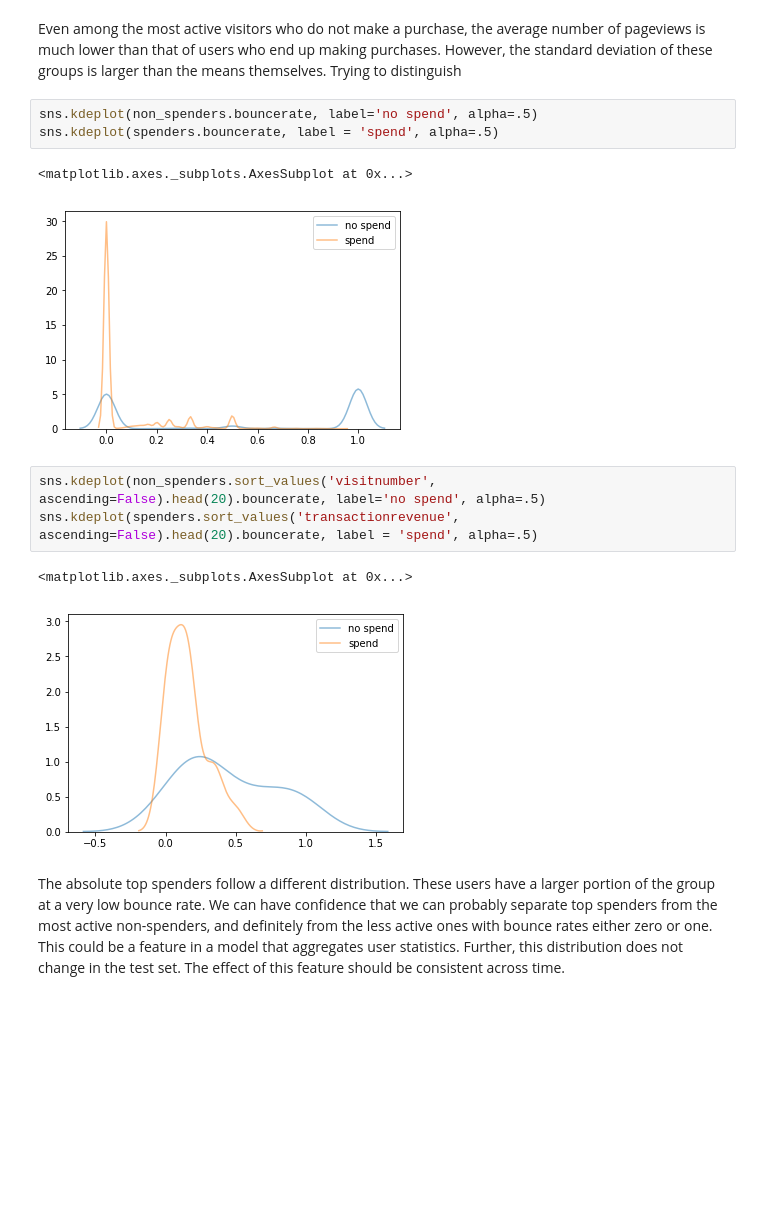
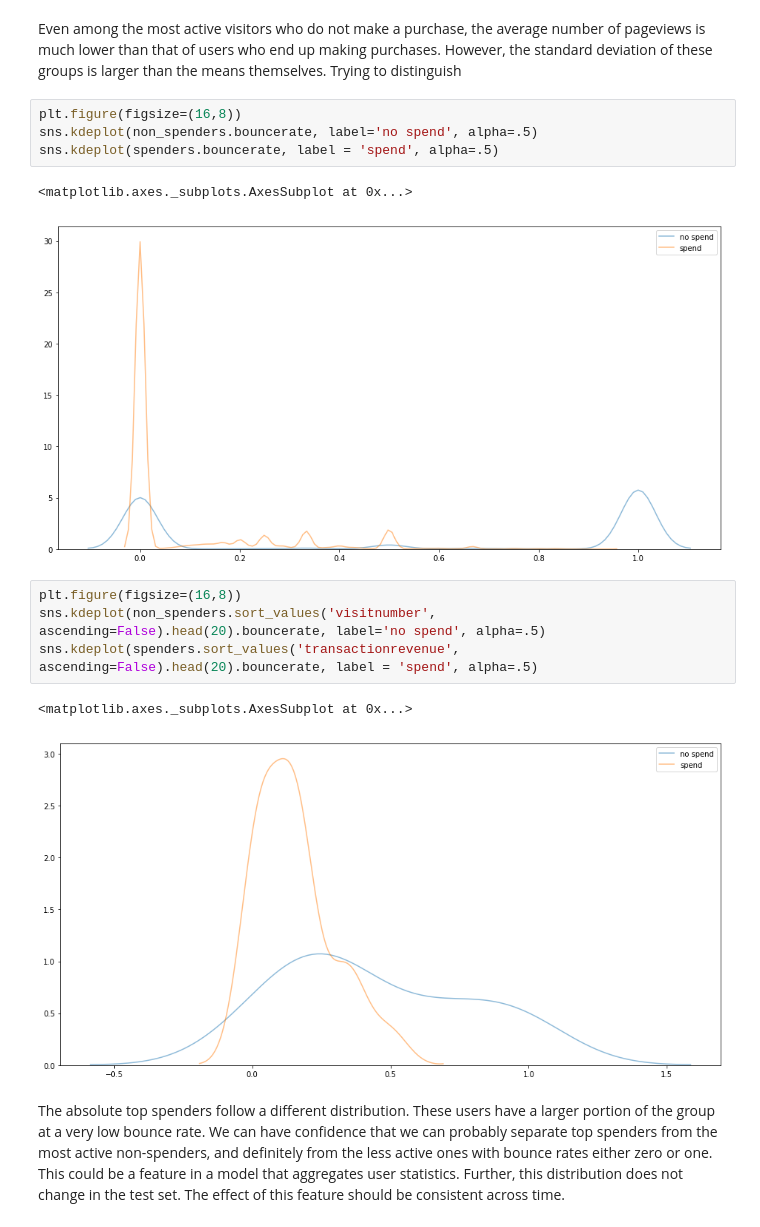
Before and after one commit to romandtse07/google_analytics_kaggle, a Jupyter notebook: 2-VisitorEDA.ipynb, the cells around one changed output. Saved outputs shown, nothing was run; the diff lists cells and outputs as text; blank space fills up the shorter version.

```diff
--- a/2-VisitorEDA.ipynb
+++ b/2-VisitorEDA.ipynb
@@ -210,17 +211,19 @@ non_spenders.sort_values('visitnumber', ascending=False).head(20).views.std()
 # %% [markdown]
 Even among the most active visitors who do not make a purchase, the average number of pageviews is much lower than that of users who end up making purchases.  However, the standard deviation of these groups is larger than the means themselves.  Trying to distinguish
 # %%
+plt.figure(figsize=(16,8))
 sns.kdeplot(non_spenders.bouncerate, label='no spend', alpha=.5)
 sns.kdeplot(spenders.bouncerate, label = 'spend', alpha=.5)
 # %% [output]
 <matplotlib.axes._subplots.AxesSubplot at 0x...>
-[figure, old version]
+[figure, new version]
 # %%
+plt.figure(figsize=(16,8))
 sns.kdeplot(non_spenders.sort_values('visitnumber', ascending=False).head(20).bouncerate, label='no spend', alpha=.5)
 sns.kdeplot(spenders.sort_values('transactionrevenue', ascending=False).head(20).bouncerate, label = 'spend', alpha=.5)
 # %% [output]
 <matplotlib.axes._subplots.AxesSubplot at 0x...>
-[figure, old version]
+[figure, new version]
 # %% [markdown]
 The absolute top spenders follow a different distribution.  These users have a larger portion of the group at a very low bounce rate.  We can have confidence that we can probably separate top spenders from the most active non-spenders, and definitely from the less active ones with bounce rates either zero or one.  This could be a feature in a model that aggregates user statistics.  Further, this distribution does not change in the test set.  The effect of this feature should be consistent across time.
 # %%
```
Also changed, not shown: parts of 2 cells of this notebook, 16 other files.
